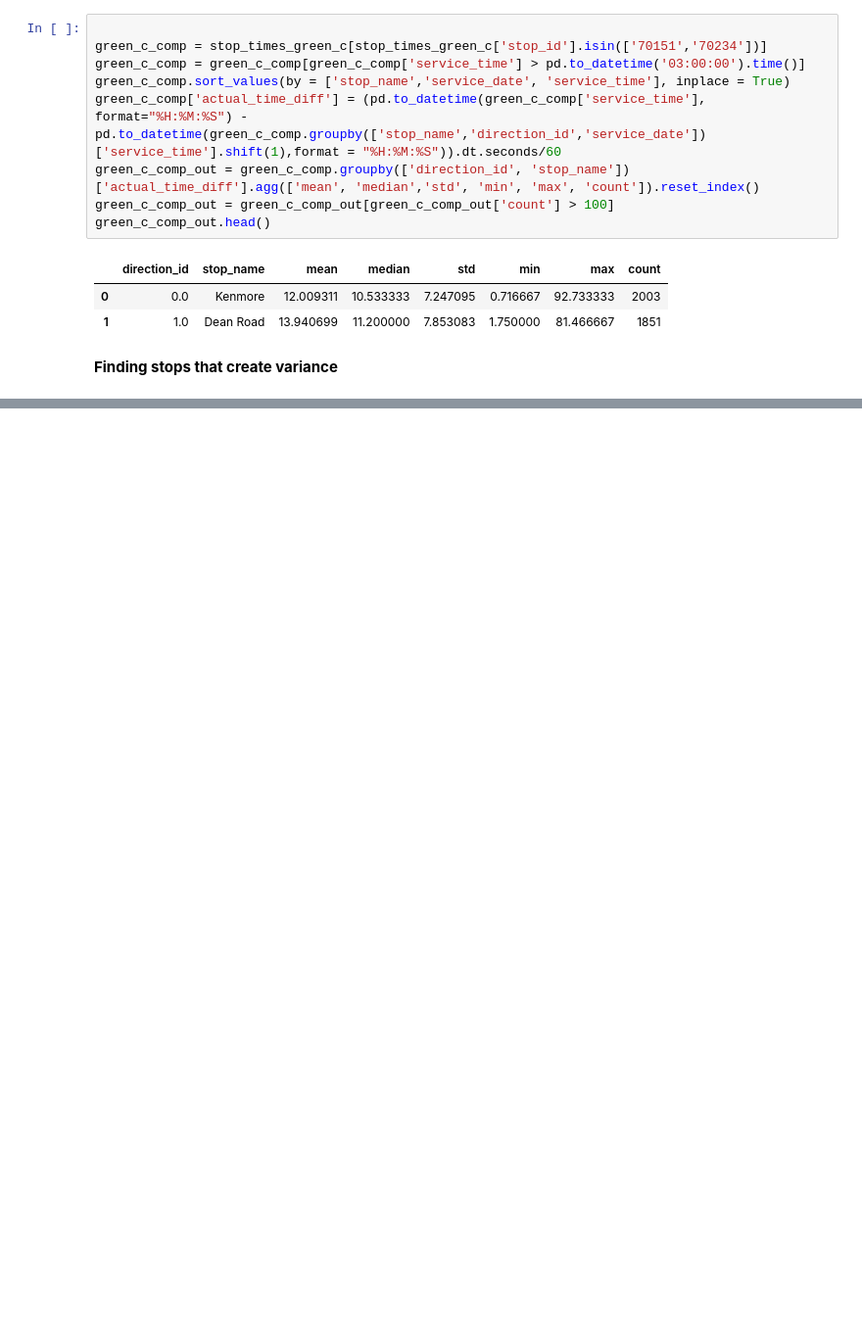
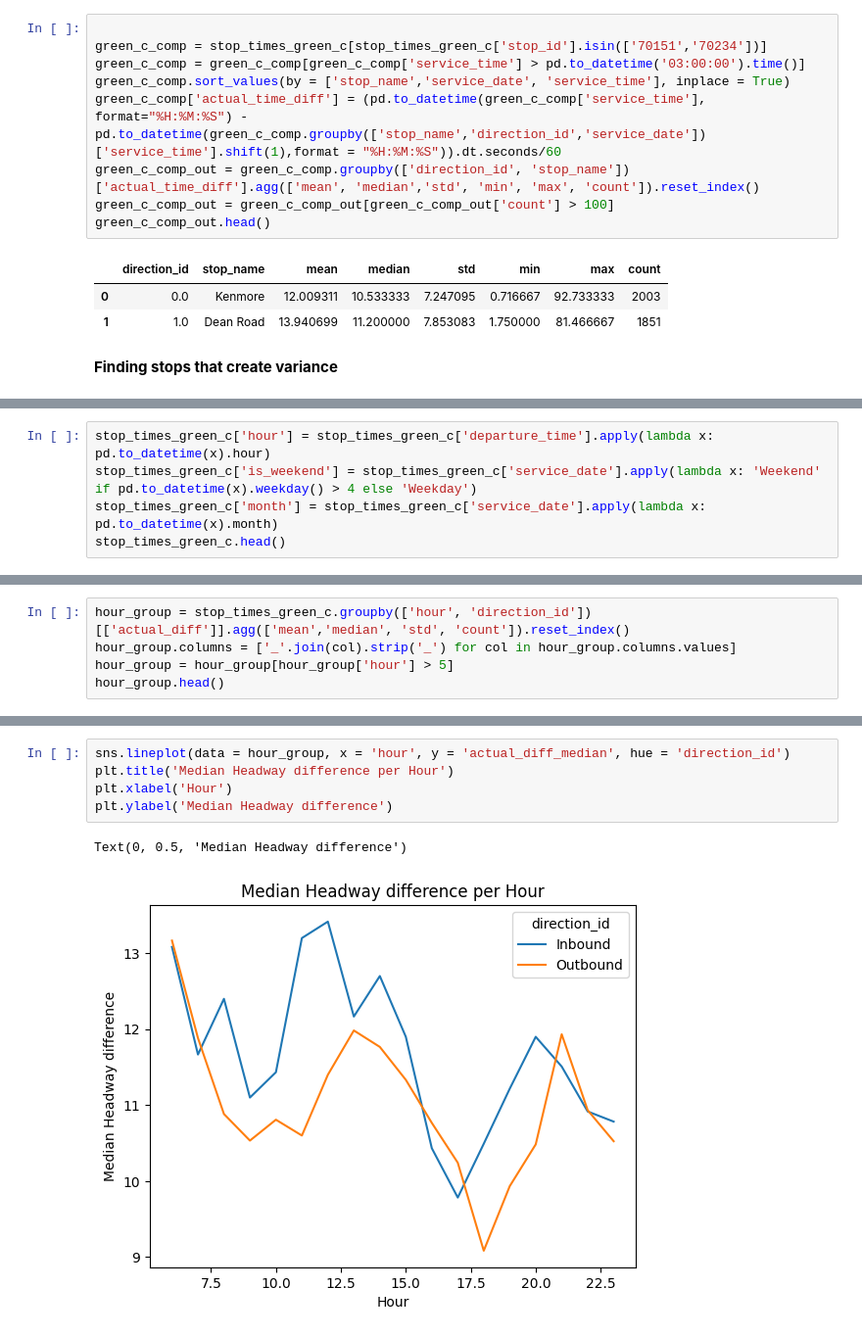
Before and after one commit to kevin-r-murphy/BA888-MBTA, a Jupyter notebook: MBTA_RapidTransit.ipynb, the cells around one changed output, grey strips where cells are left out. Shown at 98% size. Cells and saved outputs as stored; diff of their text form; blank space fills up the shorter version.

```diff
--- a/MBTA_RapidTransit.ipynb
+++ b/MBTA_RapidTransit.ipynb
@@ -624,0 +682,5 @@ Text(0, 0.5, 'Stop')
+# %%
+stop_times_green_c['hour'] = stop_times_green_c['departure_time'].apply(lambda x: pd.to_datetime(x).hour)
+stop_times_green_c['is_weekend'] = stop_times_green_c['service_date'].apply(lambda x: 'Weekend' if pd.to_datetime(x).weekday() > 4 else 'Weekday')
+stop_times_green_c['month'] = stop_times_green_c['service_date'].apply(lambda x: pd.to_datetime(x).month)
+stop_times_green_c.head()
@@ -624,0 +694,5 @@ Text(0, 0.5, 'Stop')
+# %%
+hour_group = stop_times_green_c.groupby(['hour', 'direction_id'])[['actual_diff']].agg(['mean','median', 'std', 'count']).reset_index()
+hour_group.columns = ['_'.join(col).strip('_') for col in hour_group.columns.values]
+hour_group = hour_group[hour_group['hour'] > 5]
+hour_group.head()
@@ -624,0 +706,8 @@ Text(0, 0.5, 'Stop')
+# %%
+sns.lineplot(data = hour_group, x = 'hour', y = 'actual_diff_median', hue = 'direction_id')
+plt.title('Median Headway difference per Hour')
+plt.xlabel('Hour')
+plt.ylabel('Median Headway difference')
+# %% [output]
+Text(0, 0.5, 'Median Headway difference')
+[figure, added]
```
Also changed, not shown: parts of 14 cells of this notebook.
